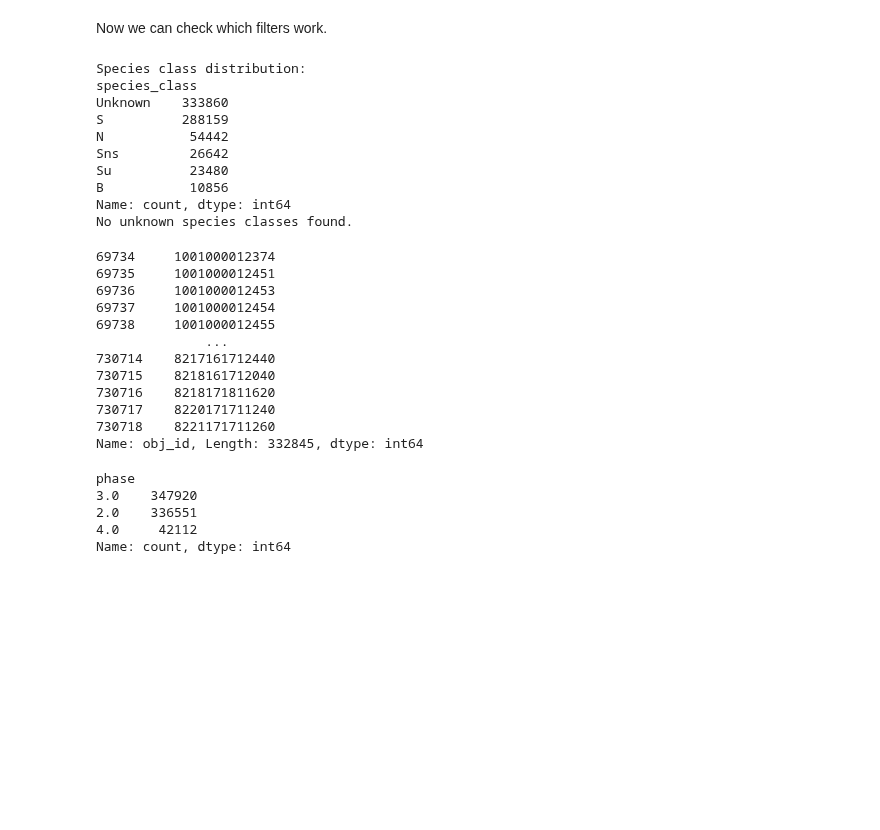
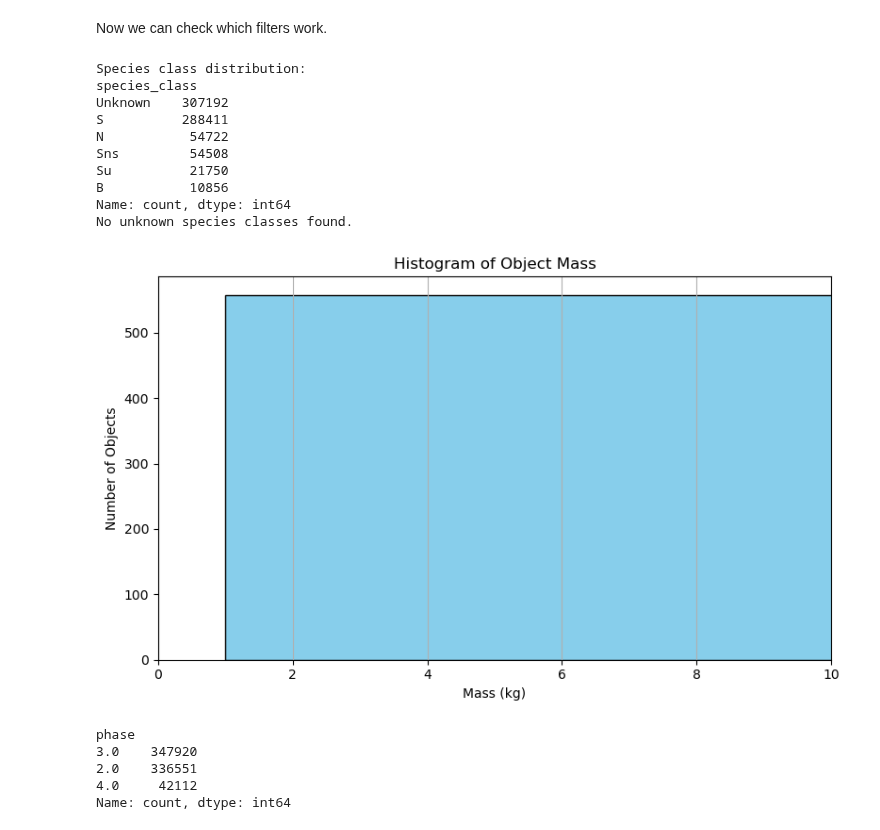
Before and after one commit to ARCLab-MIT/pyssem, a Jupyter notebook: pyssem/utils/notebooks/sep.ipynb, the cells around one changed output. Drawn from its saved outputs; the diff is of its cells as text; code cells hidden in the pictures; blank space fills up the shorter version.

```diff
--- a/pyssem/utils/notebooks/sep.ipynb
+++ b/pyssem/utils/notebooks/sep.ipynb
@@ -110,11 +110,20 @@ def assign_species_to_population(T, species_mapping):
     return T
 # %%
 species_configuration = [
-      "T.loc[(T['obj_type'] == 2) &  (T['obj_type'] == 2) & (T['maneuverable'] == 1), 'species_class'] = 'Su'",
-      "T.loc[(T['phase'] == 2) & (T['obj_type'] == 2) & (T['maneuverable'] == 1) & (T['const_name'].notna()), 'species_class'] = 'S'",
-      "T.loc[(T['obj_type'] == 2) & (T['mass'] <= 20) & (T['phase'] == 2), 'species_class'] = 'Sns'",
-      "T.loc[(T['obj_type'] >= 3) & (T['phase'] == 4), 'species_class'] = 'N'",
-      "T.loc[(T['obj_type'] == 1), 'species_class'] = 'B'"
+    # Unslotted Satellites: 'Su' (must be done first to avoid being overwritten)
+    "T.loc[(T['obj_type'] == 2) & (T['phase'] == 2) & (T['maneuverable'] == 1), 'species_class'] = 'Su'",
+
+    # Cubesats / Non-maneuverable smallsats: 'Sns' (do this second)
+    "T.loc[(T['obj_type'] == 2) & (T['mass'] <= 20), 'species_class'] = 'Sns'",
+
+    # Slotted Constellation Satellites: 'S' (must come *after* Su/Sns)
+    "T.loc[(T['obj_type'] == 2) & (T['phase'] == 2) & (T['maneuverable'] == 1) & T['const_name'].notna(), 'species_class'] = 'S'",
+
+    # Debris: 'N' (must be phase 4 and mass >= 0.03)
+    "T.loc[(T['obj_type'] >= 3), 'species_class'] = 'N'",
+
+    # Rocket Bodies: 'B'
+    "T.loc[(T['obj_type'] == 1), 'species_class'] = 'B'"
 ]
 
 # species_configuration = [
@@ -125,29 +134,31 @@ T_new = assign_species_to_population(T, species_configuration)
 # %% [output]
 Species class distribution:
 species_class
-Unknown    333860
-S          288159
-N           54442
-Sns         26642
-Su          23480
+Unknown    307192
+S          288411
+N           54722
+Sns         54508
+Su          21750
 B           10856
 Name: count, dtype: int64
 No unknown species classes found.
-# %%
-T_new['obj_id']
-# %% [output]
-69734     1001000012374
-69735     1001000012451
-69736     1001000012453
-69737     1001000012454
-69738     1001000012455
-              ...
-730714    8217161712440
-730715    8218161712040
-730716    8218171811620
-730717    8220171711240
-730718    8221171711260
-Name: obj_id, Length: 332845, dtype: int64
+# %%
+import matplotlib.pyplot as plt
+
+debris = T[T['obj_type'] >= 3]
+debris = debris[debris['mass'] >= 1]
+
+plt.figure(figsize=(8, 5))
+debris['mass'].hist(bins=100, color='skyblue', edgecolor='black')
+plt.xlabel('Mass (kg)')
+plt.ylabel('Number of Objects')
+plt.title('Histogram of Object Mass')
+plt.grid(axis='y')
+plt.tight_layout()
+plt.xlim(0,10)
+plt.show()
+# %% [output]
+[figure, added]
 # %%
 import matplotlib.pyplot as plt
 
```
Also changed, not shown: parts of 5 cells of this notebook, 41 other files.
